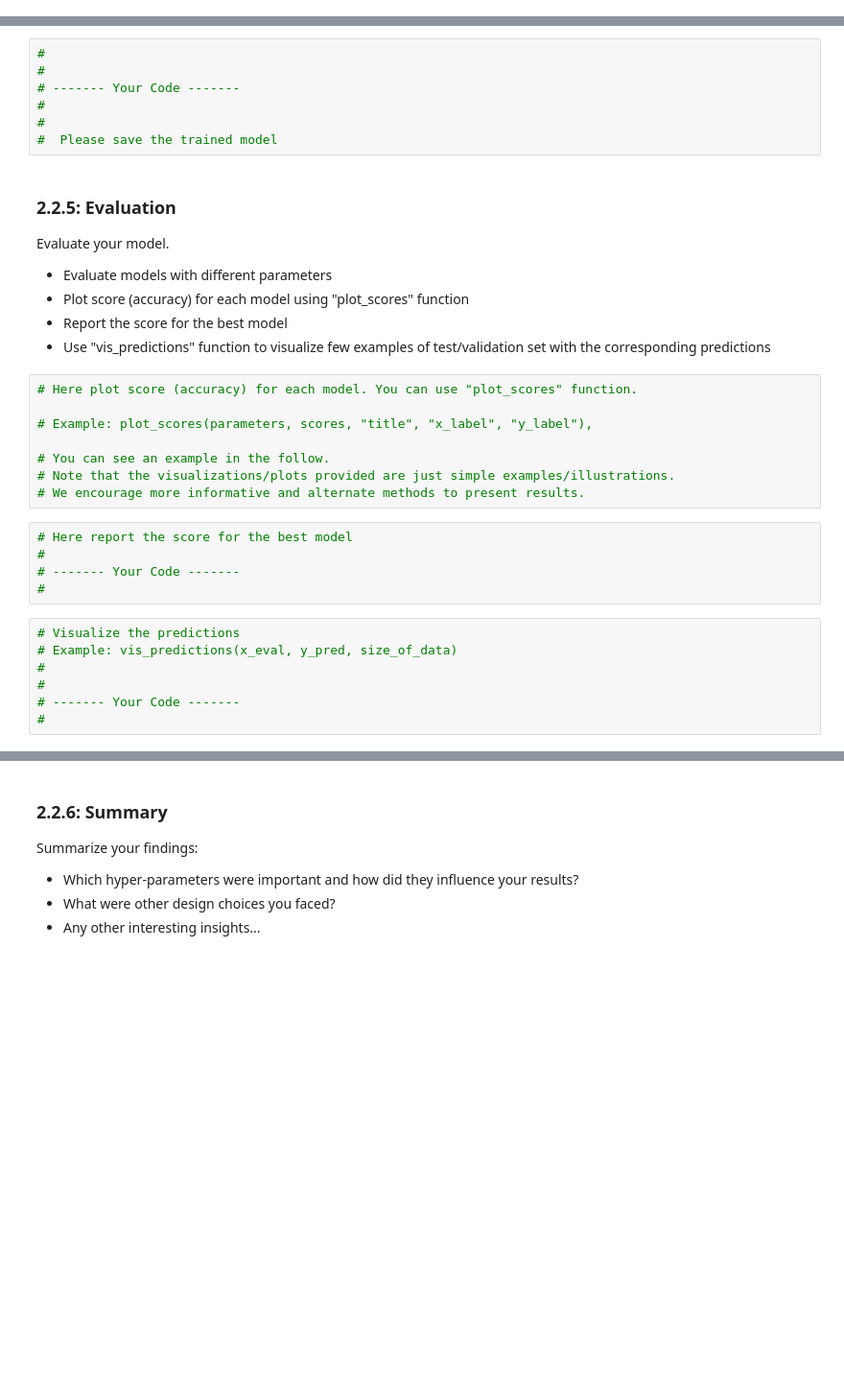
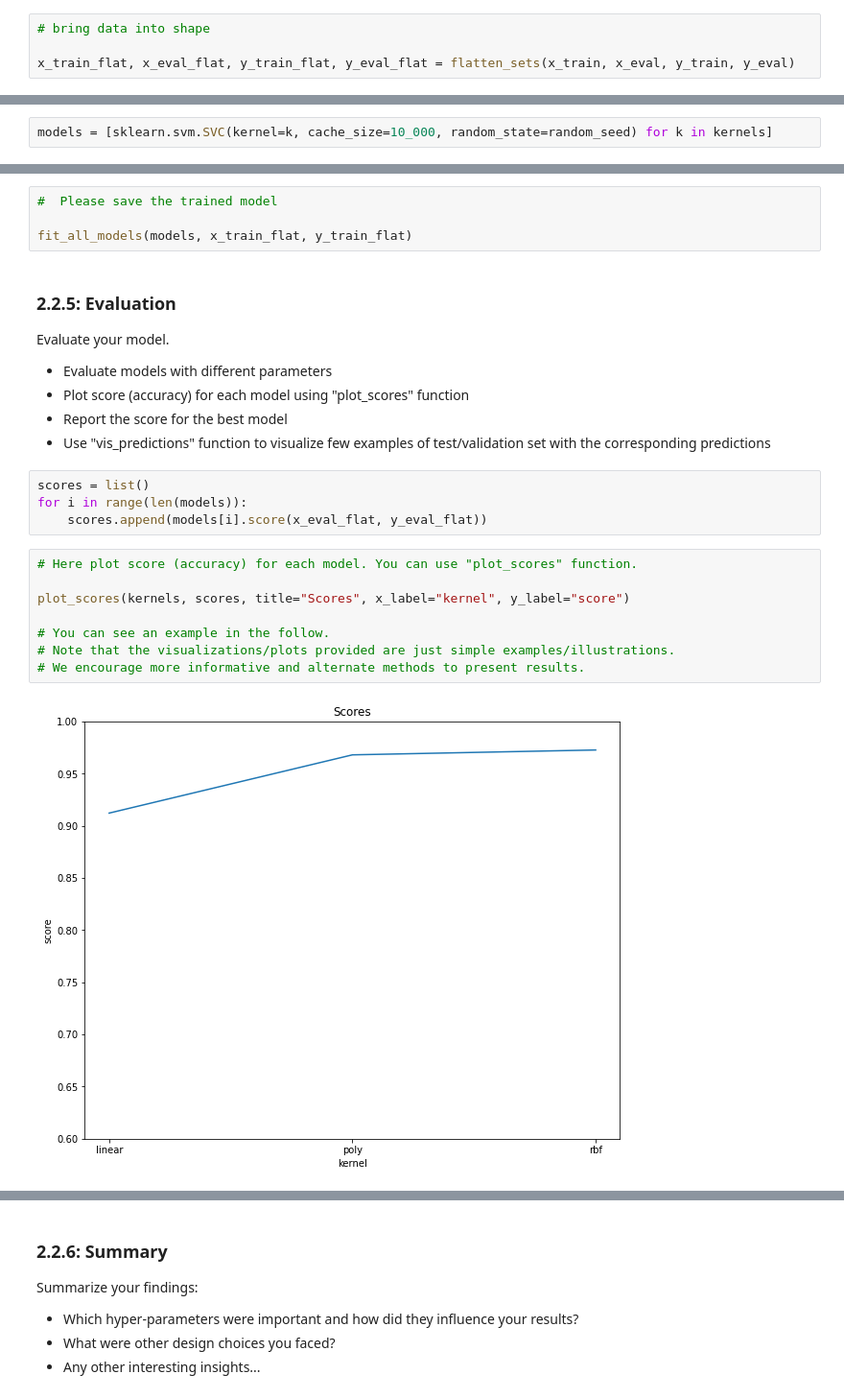
Before and after one commit to MaLoefUDS/MachineLearningInCybersecurity, a Jupyter notebook: task01/2021_10_29_Task_01.ipynb, the cells around one changed output, grey strips where cells are left out. Shown at 96% size. Saved outputs shown, nothing was run; the diff lists cells and outputs as text; blank space fills up the shorter version.

```diff
--- a/task01/2021_10_29_Task_01.ipynb
+++ b/task01/2021_10_29_Task_01.ipynb
@@ -474,3 +401,7 @@ else:
+# %%
+# bring data into shape
+
+x_train_flat, x_eval_flat, y_train_flat, y_eval_flat = flatten_sets(x_train, x_eval, y_train, y_eval)
 # %% [markdown]
 ### 2.2.3: Model
 
@@ -484,12 +409,11 @@ Define your model here (all hyper-parameters in 2.1.1)
+# %%
+models = [sklearn.svm.SVC(kernel=k, cache_size=10_000, random_state=random_seed) for k in kernels]
 # %% [markdown]
 ### 2.2.4: Fit Model
 # %%
-#
-#
-# ------- Your Code -------
-#
-#
 #  Please save the trained model
+
+fit_all_models(models, x_train_flat, y_train_flat)
 # %% [markdown]
 ### 2.2.5: Evaluation
 
@@ -498,23 +422,17 @@ Evaluate your model.
   * Plot score (accuracy) for each model using "plot_scores" function
   * Report the score for the best model
   * Use "vis_predictions" function to visualize few examples of test/validation set with the corresponding predictions
+# %%
+scores = list()
+for i in range(len(models)):
+    scores.append(models[i].score(x_eval_flat, y_eval_flat))
 # %%
 # Here plot score (accuracy) for each model. You can use "plot_scores" function.
 
-# Example: plot_scores(parameters, scores, "title", "x_label", "y_label"),
+plot_scores(kernels, scores, title="Scores", x_label="kernel", y_label="score")
 
 # You can see an example in the follow.
 # Note that the visualizations/plots provided are just simple examples/illustrations.
 # We encourage more informative and alternate methods to present results.
+# %% [output]
+[figure, added]
-# %%
-# Here report the score for the best model
-#
-# ------- Your Code -------
-#
-# %%
-# Visualize the predictions
-# Example: vis_predictions(x_eval, y_pred, size_of_data)
-#
-#
-# ------- Your Code -------
-#
```
Also changed, not shown: parts of 23 cells of this notebook, 1 other file.
